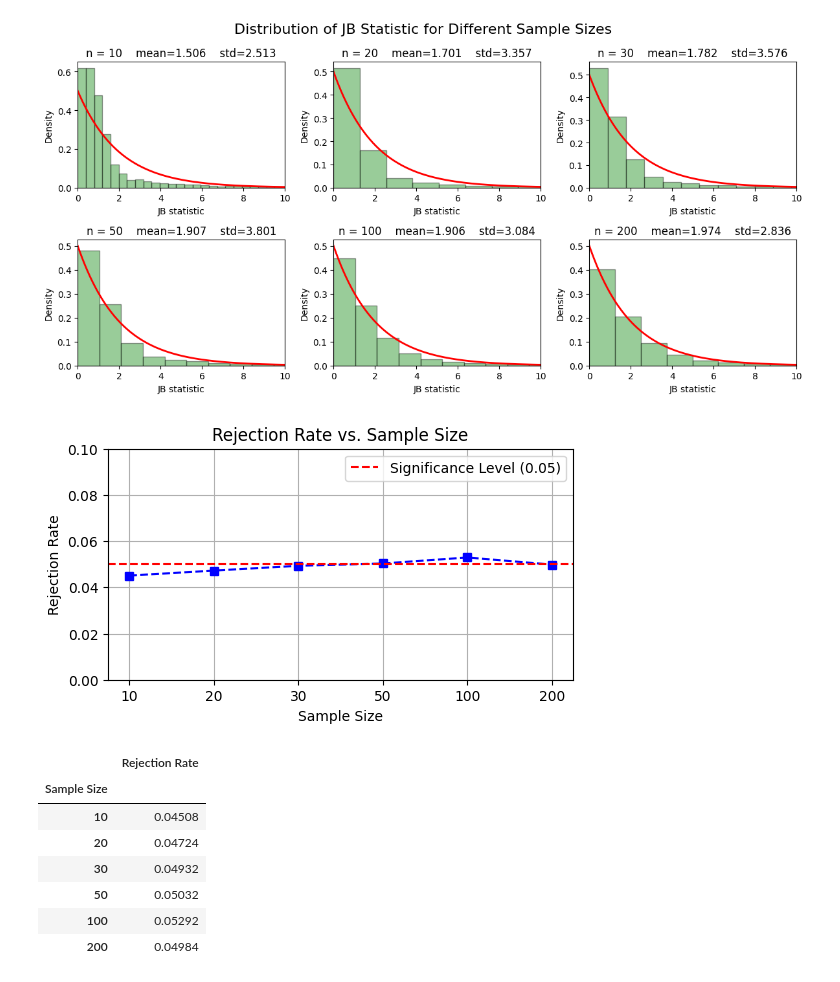
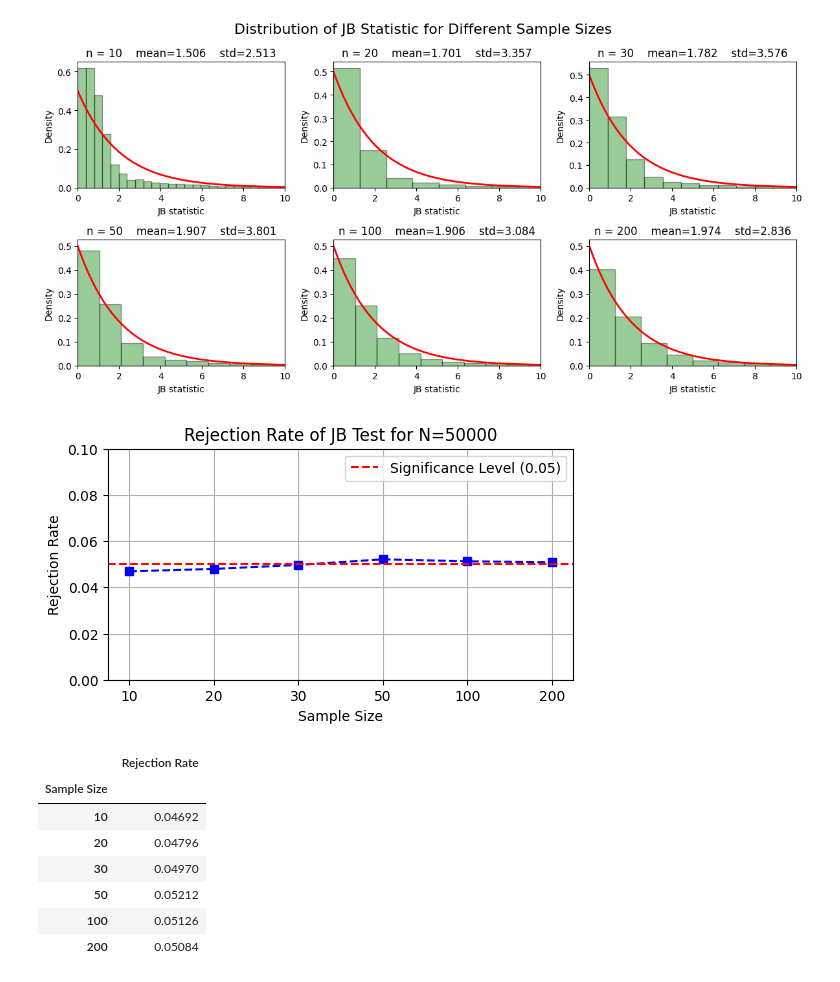
Before and after one commit to ntpuccw/InClassCoding, a Jupyter notebook: gar1105.ipynb, the cells around one changed output. Saved outputs shown, nothing was run; the diff lists cells and outputs as text; code cells hidden in the pictures.

```diff
--- a/gar1105.ipynb
+++ b/gar1105.ipynb
@@ -110,40 +110,40 @@ for n in ns:
     jb_vals = s_vals**2 + k_vals**2
 
     # compute rejection rate
     rejection_rate = np.mean(jb_vals > chi2_critical)
     rejection_rates.append(rejection_rate)
 
 # plot rejection rates at different sample sizes at even intervals
 plt.figure(figsize=(6, 3))
 plt.plot(rejection_rates, 's--', color='blue')
 # set x-ticks to sample sizes
 plt.xticks(ticks=range(len(ns)), labels=ns)
 # draw a horizontal line at alpha
 plt.axhline(y=alpha, color='r', linestyle='--', label='Significance Level (0.05)')
 plt.legend()
 plt.grid()
 plt.ylim(0, 0.1)
 plt.xlabel('Sample Size')
 plt.ylabel('Rejection Rate')
-plt.title('Rejection Rate vs. Sample Size')
+plt.title('Rejection Rate of JB Test for N=50000')
 plt.show()
 # generate a pandas DataFrame to display the results
 import pandas as pd
 # put the first row of rejection rates in a DataFrame for sample size
 
 df = pd.DataFrame({'Sample Size': ns, 'Rejection Rate': rejection_rates})
 # delete the index
 df = df.set_index('Sample Size')
 # rotate the DataFrame
 # df = df.T
 df
 # %% [output]
-[figure, old version]
+[figure, new version]
 |  | Rejection Rate |
 | Sample Size |  |
-| 10 | 0.04508 |
-| 20 | 0.04724 |
-| 30 | 0.04932 |
-| 50 | 0.05032 |
-| 100 | 0.05292 |
-| 200 | 0.04984 |
+| 10 | 0.04692 |
+| 20 | 0.04796 |
+| 30 | 0.04970 |
+| 50 | 0.05212 |
+| 100 | 0.05126 |
+| 200 | 0.05084 |
```
